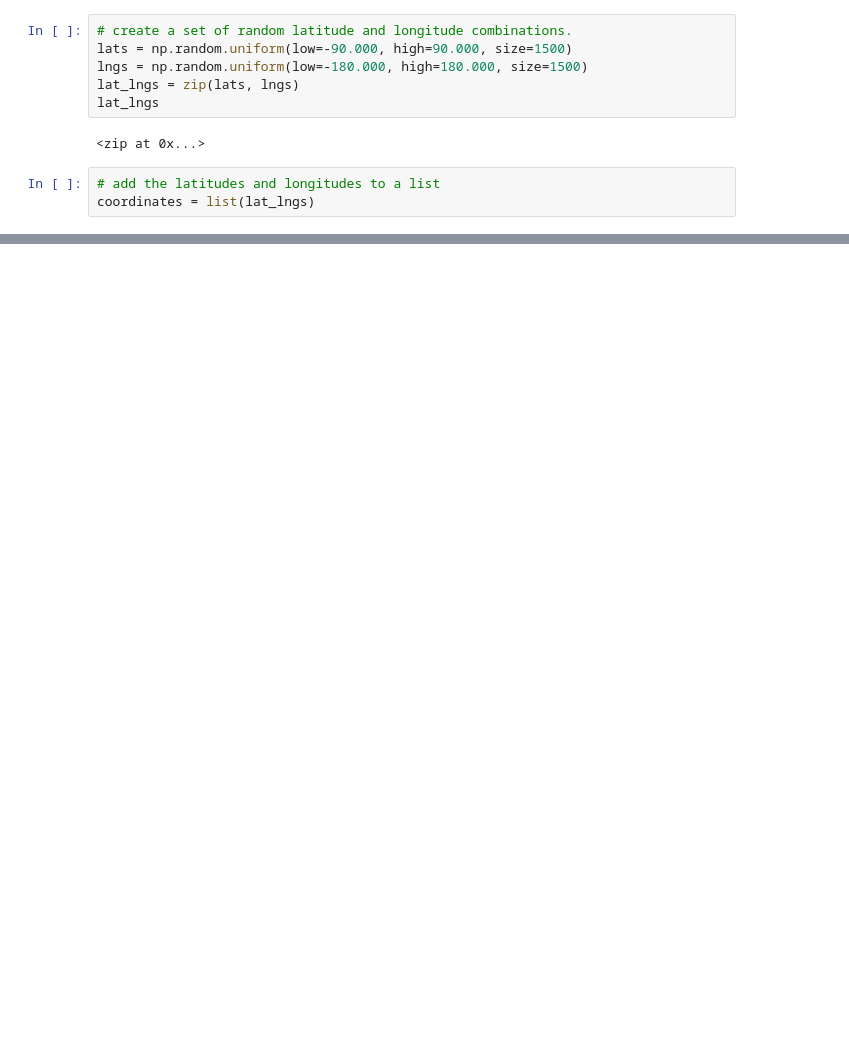
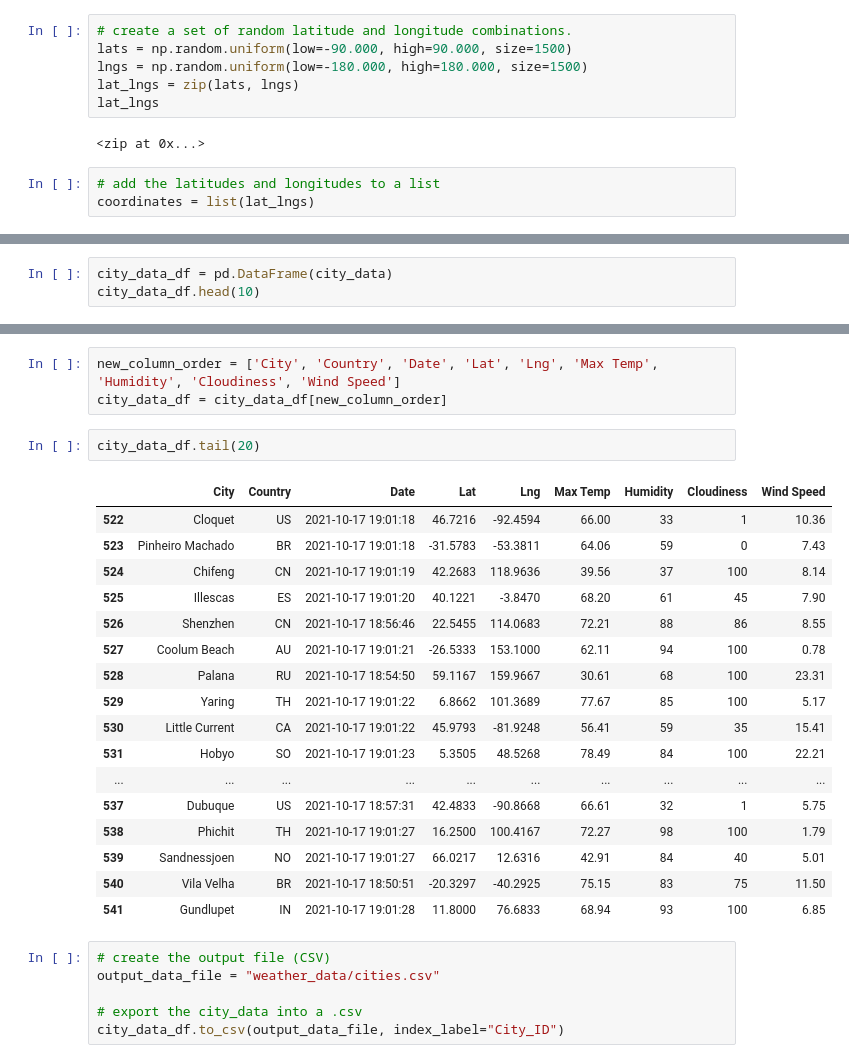
Before and after one commit to LiShanDa2021/World_Weather_Analysis, a Jupyter notebook: WeatherPy.ipynb, the cells around one changed output, grey strips where cells are left out. Drawn from its saved outputs; the diff is of its cells as text; blank space fills up the shorter version.

Commit message:
Updating weatherPy, adding .csv file with weather data

```diff
--- a/WeatherPy.ipynb
+++ b/WeatherPy.ipynb
@@ -33,0 +122,3 @@ len(cities)
+# %%
+city_data_df = pd.DataFrame(city_data)
+city_data_df.head(10)
@@ -33,0 +137,29 @@ len(cities)
+# %%
+new_column_order = ['City', 'Country', 'Date', 'Lat', 'Lng', 'Max Temp', 'Humidity', 'Cloudiness', 'Wind Speed']
+city_data_df = city_data_df[new_column_order]
+# %%
+city_data_df.tail(20)
+# %% [output]
+|  | City | Country | Date | Lat | Lng | Max Temp | Humidity | Cloudiness | Wind Speed |
+| 522 | Cloquet | US | 2021-10-17 19:01:18 | 46.7216 | -92.4594 | 66.00 | 33 | 1 | 10.36 |
+| 523 | Pinheiro Machado | BR | 2021-10-17 19:01:18 | -31.5783 | -53.3811 | 64.06 | 59 | 0 | 7.43 |
+| 524 | Chifeng | CN | 2021-10-17 19:01:19 | 42.2683 | 118.9636 | 39.56 | 37 | 100 | 8.14 |
+| 525 | Illescas | ES | 2021-10-17 19:01:20 | 40.1221 | -3.8470 | 68.20 | 61 | 45 | 7.90 |
+| 526 | Shenzhen | CN | 2021-10-17 18:56:46 | 22.5455 | 114.0683 | 72.21 | 88 | 86 | 8.55 |
+| 527 | Coolum Beach | AU | 2021-10-17 19:01:21 | -26.5333 | 153.1000 | 62.11 | 94 | 100 | 0.78 |
+| 528 | Palana | RU | 2021-10-17 18:54:50 | 59.1167 | 159.9667 | 30.61 | 68 | 100 | 23.31 |
+| 529 | Yaring | TH | 2021-10-17 19:01:22 | 6.8662 | 101.3689 | 77.67 | 85 | 100 | 5.17 |
+| 530 | Little Current | CA | 2021-10-17 19:01:22 | 45.9793 | -81.9248 | 56.41 | 59 | 35 | 15.41 |
+| 531 | Hobyo | SO | 2021-10-17 19:01:23 | 5.3505 | 48.5268 | 78.49 | 84 | 100 | 22.21 |
+| ... | ... | ... | ... | ... | ... | ... | ... | ... | ... |
+| 537 | Dubuque | US | 2021-10-17 18:57:31 | 42.4833 | -90.8668 | 66.61 | 32 | 1 | 5.75 |
+| 538 | Phichit | TH | 2021-10-17 19:01:27 | 16.2500 | 100.4167 | 72.27 | 98 | 100 | 1.79 |
+| 539 | Sandnessjoen | NO | 2021-10-17 19:01:27 | 66.0217 | 12.6316 | 42.91 | 84 | 40 | 5.01 |
+| 540 | Vila Velha | BR | 2021-10-17 18:50:51 | -20.3297 | -40.2925 | 75.15 | 83 | 75 | 11.50 |
+| 541 | Gundlupet | IN | 2021-10-17 19:01:28 | 11.8000 | 76.6833 | 68.94 | 93 | 100 | 6.85 |
+# %%
+# create the output file (CSV)
+output_data_file = "weather_data/cities.csv"
+
+# export the city_data into a .csv
+city_data_df.to_csv(output_data_file, index_label="City_ID")
```
Also changed, not shown: parts of 5 cells of this notebook, 3 other files.
